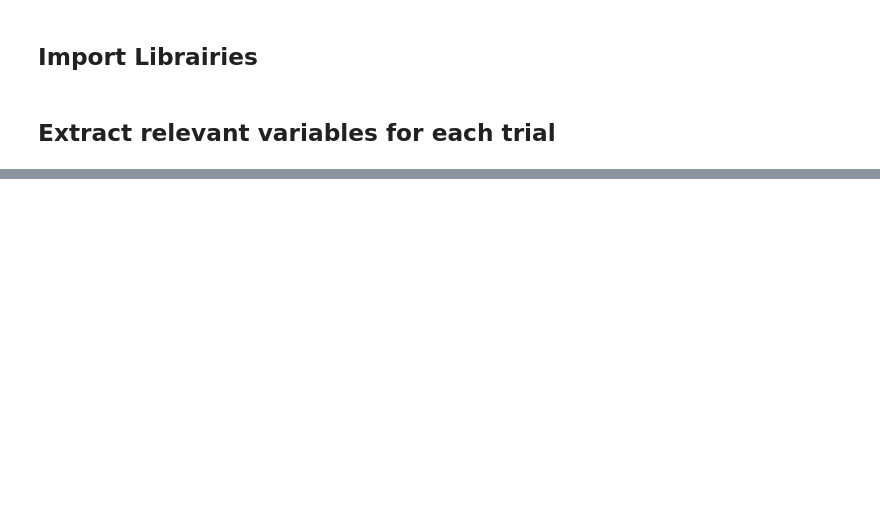
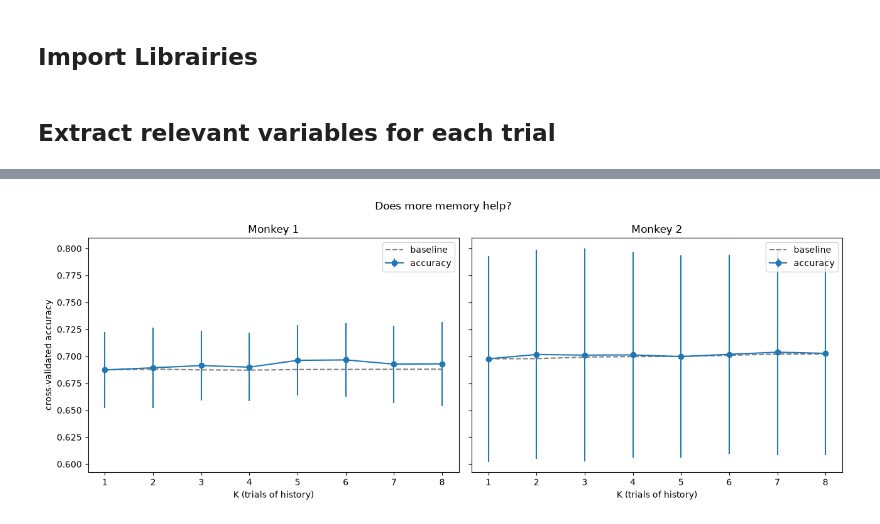
Before and after one commit to aaronwniu/haroush-lab-project, a Jupyter notebook: iPD_behavior_basic.ipynb, the cells around one changed output, grey strips where cells are left out. Cells and saved outputs as stored; diff of their text form; code cells hidden in the pictures; blank space fills up the shorter version.

Commit message:
logistic regression tests

```diff
--- a/iPD_behavior_basic.ipynb
+++ b/iPD_behavior_basic.ipynb
@@ -59,0 +151,13 @@ No MC session 4 all
+# %%
+# --- both monkeys, all K, printed ---
+for target in ['decision1', 'decision2']:
+    monkey = 'Monkey 1' if target == 'decision1' else 'Monkey 2'
+    for K in range(1, 9):
+        result = evaluate(lambda: LogisticRegression(max_iter=1000), K=K, sessions=sessions, target=target)
+        print(f"=== {monkey} ({target}), K={K} ===")
+        print(f"accuracy:  {result['acc_mean']:.3f} ± {result['acc_std']:.3f}")
+        print(f"balanced:  {result['bal_mean']:.3f} ± {result['bal_std']:.3f}")
+        print(f"log-loss:  {result['loss_mean']:.3f} ± {result['loss_std']:.3f}")
+        print(f"baseline:  {result['base_mean']:.3f}")
+        print(f"per-fold accuracy: {[round(a,3) for a in result['per_fold_acc']]}")
+        print()
@@ -59,0 +182,28 @@ No MC session 4 all
+# %%
+import matplotlib.pyplot as plt
+
+Ks = range(1, 9)
+
+fig, axes = plt.subplots(1, 2, figsize=(13, 5), sharey=True)
+
+for ax, target in zip(axes, ['decision1', 'decision2']):
+    acc_means, acc_stds, base_means = [], [], []
+    for K in Ks:
+        r = evaluate(lambda: LogisticRegression(max_iter=1000), K=K, sessions=sessions, target=target)
+        acc_means.append(r['acc_mean'])
+        acc_stds.append(r['acc_std'])
+        base_means.append(r['base_mean'])
+
+    monkey = 'Monkey 1' if target == 'decision1' else 'Monkey 2'
+    ax.errorbar(list(Ks), acc_means, yerr=acc_stds, marker='o', label='accuracy')
+    ax.plot(list(Ks), base_means, '--', color='gray', label='baseline')
+    ax.set_title(monkey)
+    ax.set_xlabel('K (trials of history)')
+    ax.legend()
+
+axes[0].set_ylabel('cross-validated accuracy')
+plt.suptitle('Does more memory help?')
+plt.tight_layout()
+plt.show()
+# %% [output]
+[figure, added]
```
Also changed, not shown: parts of 10 cells of this notebook, 1 other file.
